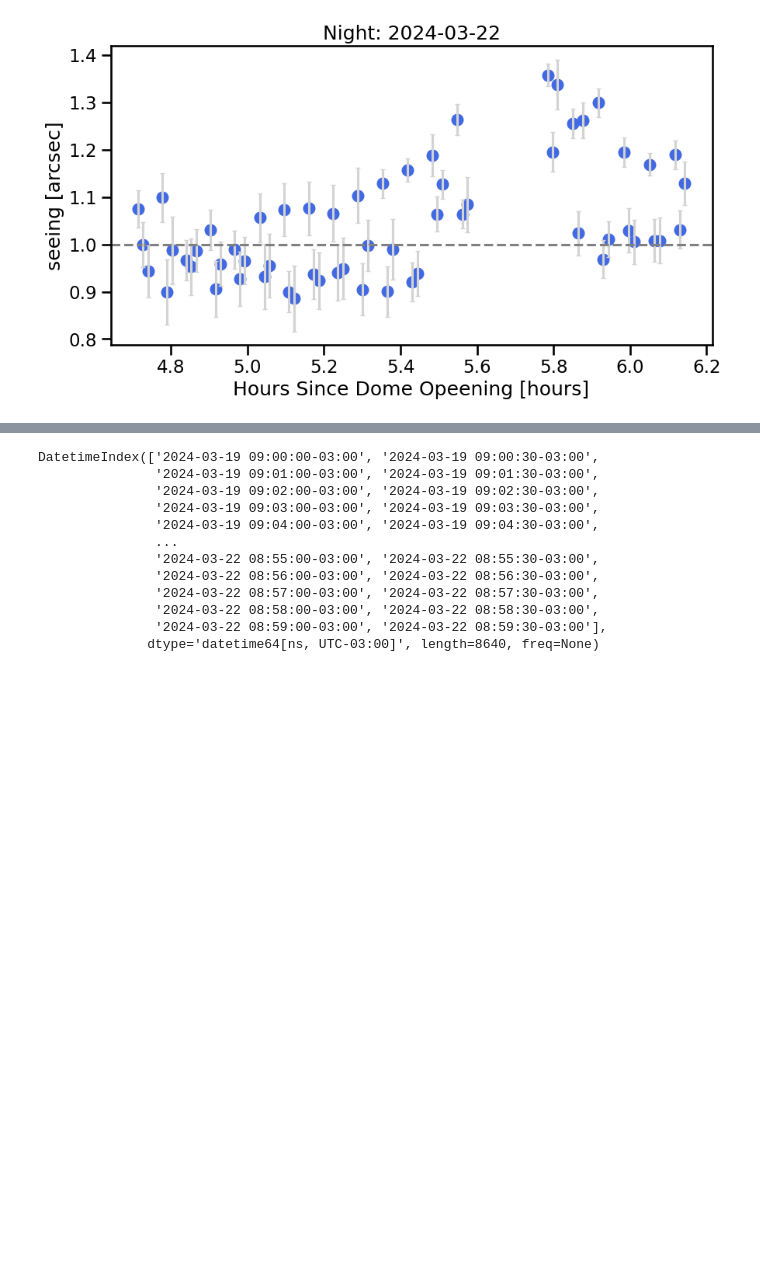
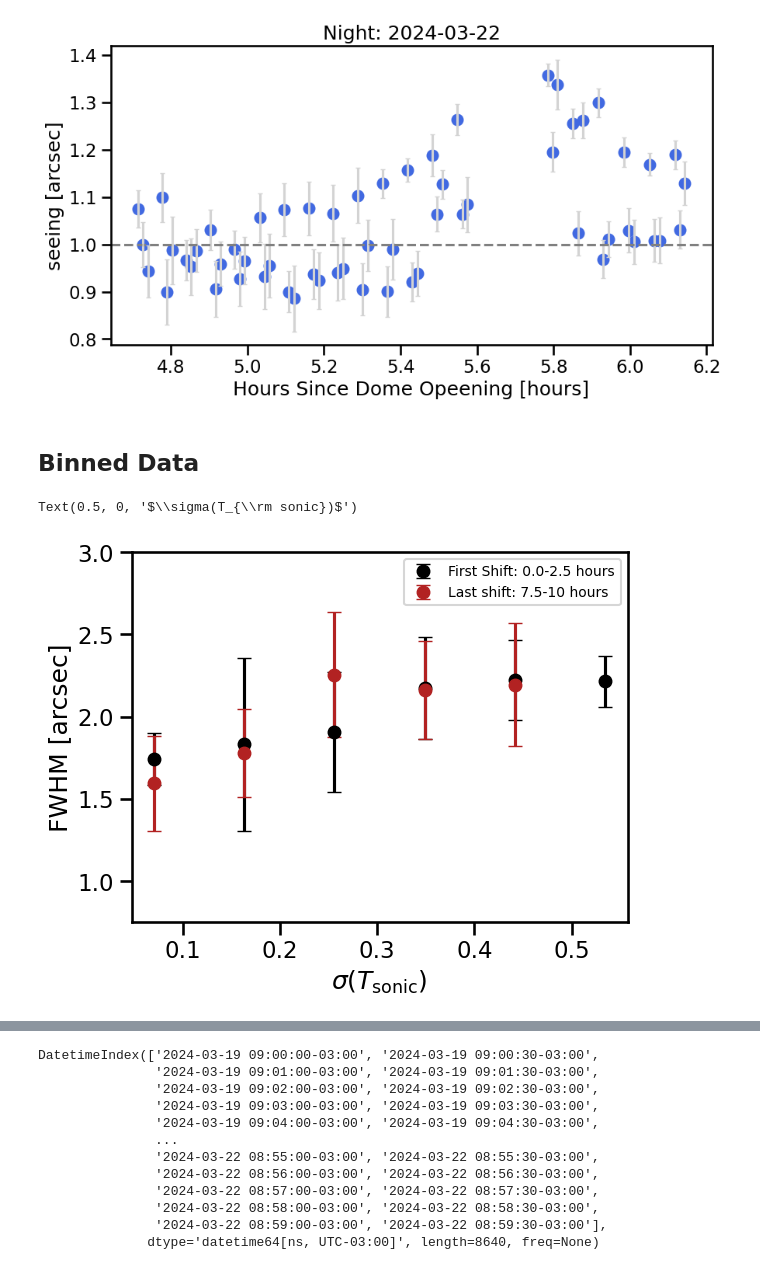
Before and after one commit to estevesjh/ImageQualityAuxTel, a Jupyter notebook: notebooks/ModelFitApr2024.ipynb, the cells around one changed output, grey strips where cells are left out. Drawn from its saved outputs; the diff is of its cells as text; code cells hidden in the pictures; blank space fills up the shorter version.

```diff
--- a/notebooks/ModelFitApr2024.ipynb
+++ b/notebooks/ModelFitApr2024.ipynb
@@ -605,3 +612,26 @@ plt.title('Night: %s'%(start_date))
 # %% [output]
 Text(0.5, 1.0, 'Night: 2024-03-22')
 [figure]
+# %% [markdown]
+## Binned Data
+# %%
+first_half = df.night_period==1
+sec_half = df.night_period==2
+th_half = df.night_period==3
+last_half = (df.night_period==4)|(df.night_period==5)
+# %%
+pl, ph = np.nanpercentile(df.sonicTemperatureStdDev, [0.01,99.99])
+sbins = np.linspace(pl, ph, 7)
+
+plot_binned_data(df.loc[first_half], 'sonicTemperatureStdDev', 'fwhm', sbins, color='k', label='First Shift: 0.0-2.5 hours')
+plot_binned_data(df.loc[last_half], 'sonicTemperatureStdDev', 'fwhm', sbins, color='firebrick', label='Last shift: 7.5-10 hours')
+
+plt.ylim(0.75,3.0)
+plt.ylabel('FWHM [arcsec]')
+plt.legend(fontsize=10)
+plt.xlabel(r'$\sigma(T_{\rm sonic})$')
+# plt.xlabel(r'Temp M1 - Temp M2 [deg C] ')
+# plt.title('During Exposure')
+# %% [output]
+Text(0.5, 0, '$\\sigma(T_{\\rm sonic})$')
+[figure, added]
```
Also changed, not shown: parts of 16 cells of this notebook, 1 other file.
